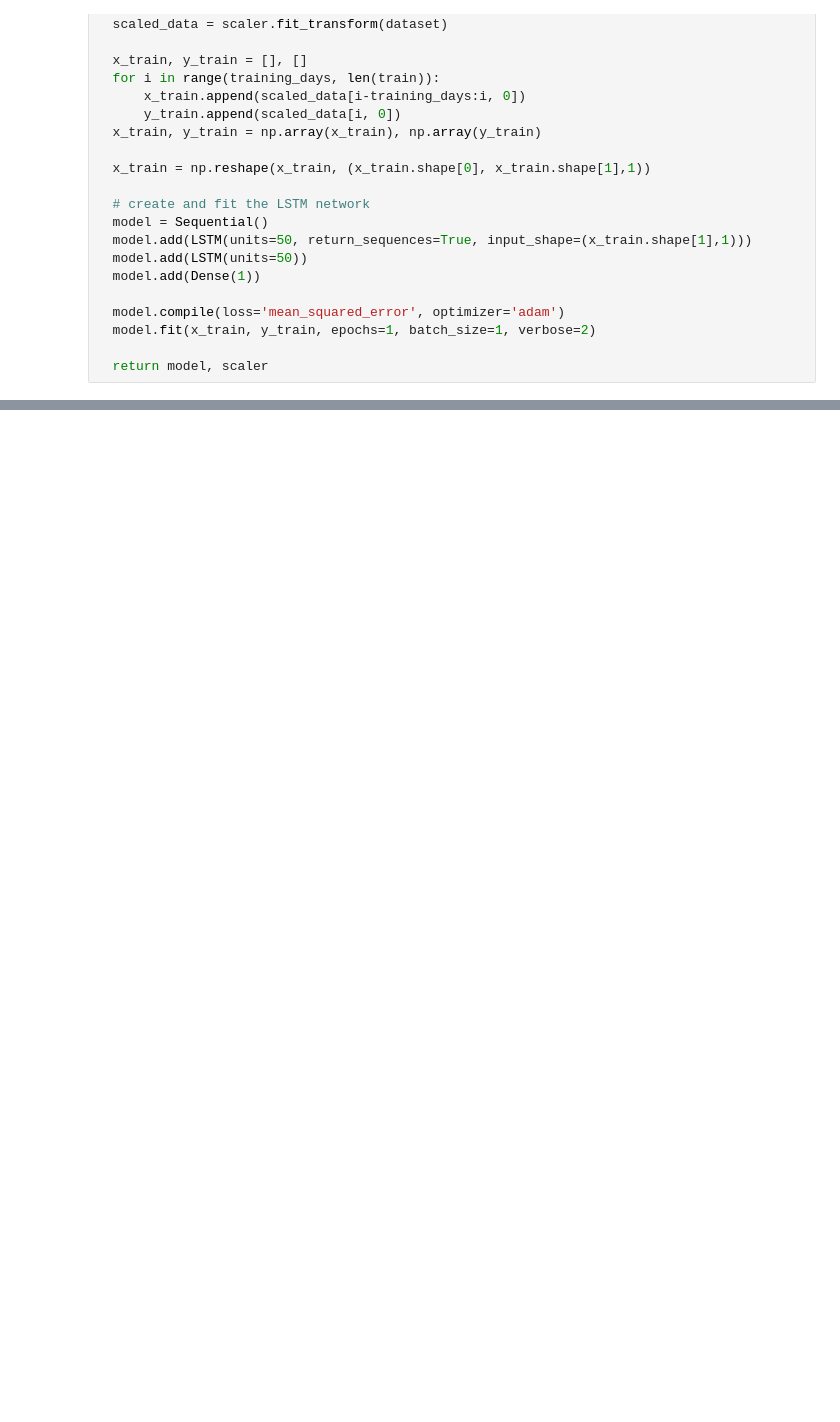
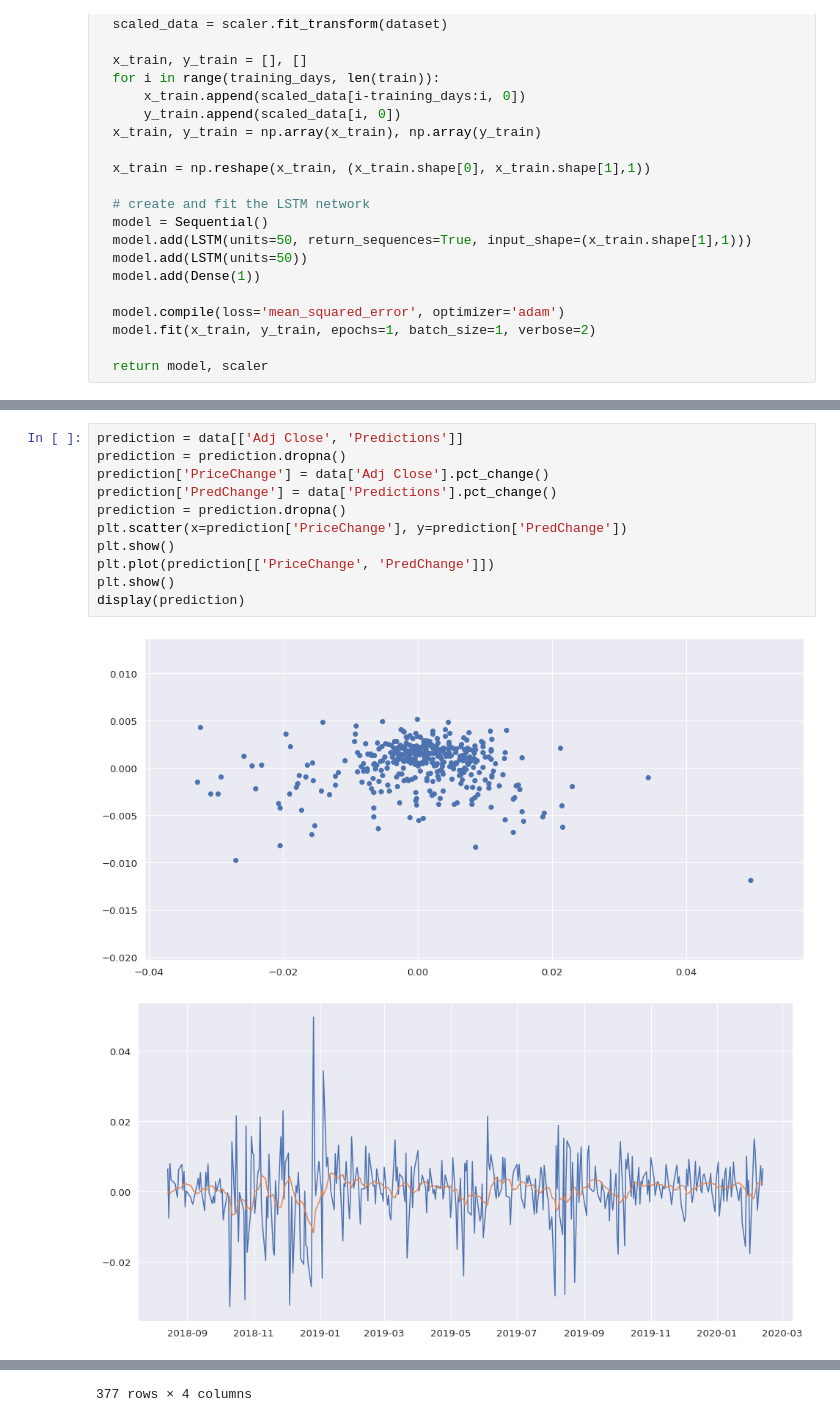
Before and after one commit to ajmal017/FinTech, a Jupyter notebook: PredictStockRNN.ipynb, the cells around one changed output, grey strips where cells are left out. Cells and saved outputs as stored; diff of their text form; blank space fills up the shorter version.

```diff
--- a/PredictStockRNN.ipynb
+++ b/PredictStockRNN.ipynb
@@ -114,0 +112,14 @@ plt.show()
+# %%
+prediction = data[['Adj Close', 'Predictions']]
+prediction = prediction.dropna()
+prediction['PriceChange'] = data['Adj Close'].pct_change()
+prediction['PredChange'] = data['Predictions'].pct_change()
+prediction = prediction.dropna()
+plt.scatter(x=prediction['PriceChange'], y=prediction['PredChange'])
+plt.show()
+plt.plot(prediction[['PriceChange', 'PredChange']])
+plt.show()
+display(prediction)
+# %% [output]
+[figure, added]
+[figure, added]
@@ -114,0 +139 @@ plt.show()
+377 rows × 4 columns
```
Also changed, not shown: parts of 11 cells of this notebook.
